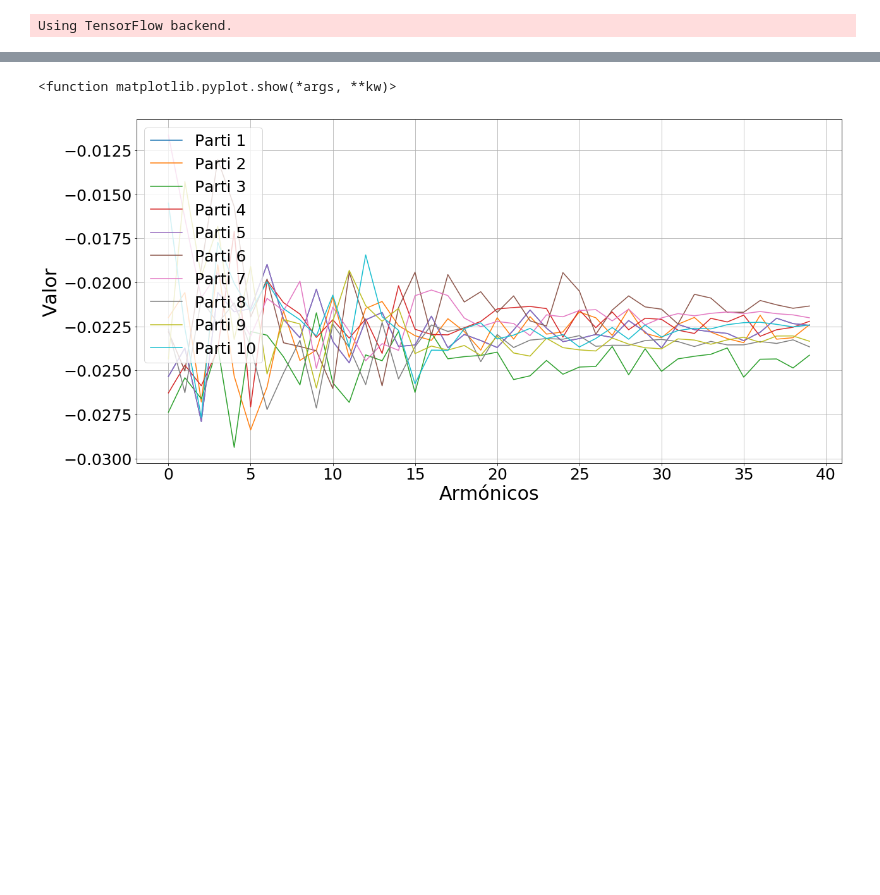
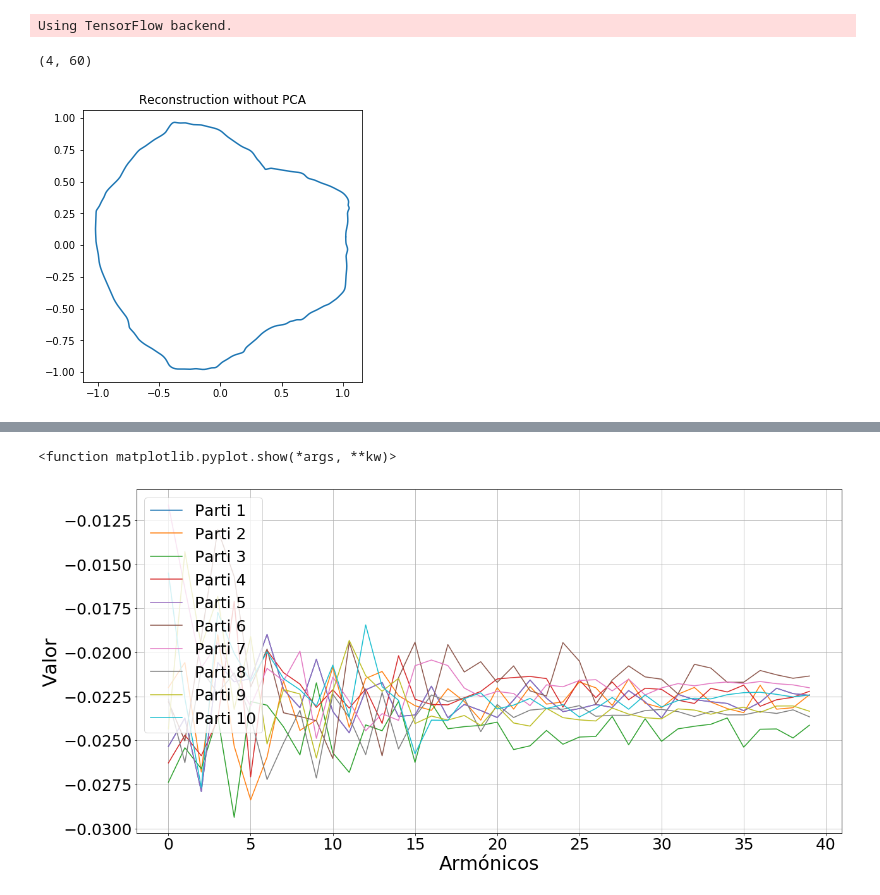
Before and after one commit to Gamalielmch/Morphology, a Jupyter notebook: Jupyter Neural Network/roundness.ipynb, the cells around one changed output, grey strips where cells are left out. Saved outputs shown, nothing was run; the diff lists cells and outputs as text; code cells hidden in the pictures; blank space fills up the shorter version.

```diff
--- a/Jupyter Neural Network/roundness.ipynb
+++ b/Jupyter Neural Network/roundness.ipynb
@@ -30,0 +31,23 @@ test_df = pd.read_csv("testdata.csv")
+# %%
+vector[:,:,0].shape
+# %% [output]
+(4, 60)
+# %%
+A0=0
+C0=0
+recon=np.zeros((leng_chain,2))
+for t in range(leng_chain):
+    x = 0.0
+    y = 0.0
+    for ii in range(60):
+        x = x + (vector[0,ii,0] * np.cos(2 * (ii+1) * np.pi * (t+1) / leng_chain) + vector[1,ii,0] * np.sin(2 * (ii+1) * np.pi* (t+1) / leng_chain))
+        y = y + (vector[2,ii,0] * np.cos(2 * (ii+1) * np.pi * (t+1) / leng_chain) + vector[3,ii,0] * np.sin(2 * (ii+1) * np.pi* (t+1) / leng_chain))
+    recon[t,0] = A0 + x
+    recon[t,1] = C0 + y
+# print(recon[0:9,:])
+plt.figure(figsize=(5, 5))
+plt.plot(recon[:,0], recon[:,1]);
+plt.title('Reconstruction without PCA')
+plt.show()
+# %% [output]
+[figure, added]
```
Also changed, not shown: parts of 8 cells of this notebook, 1 other file.
